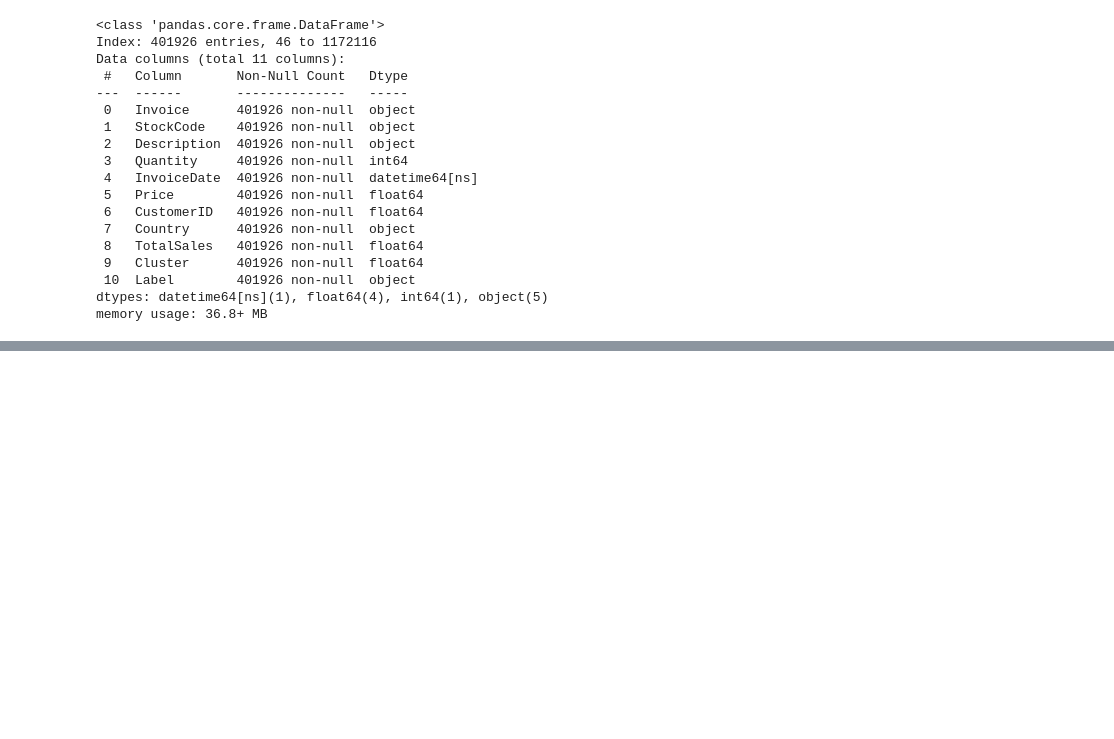
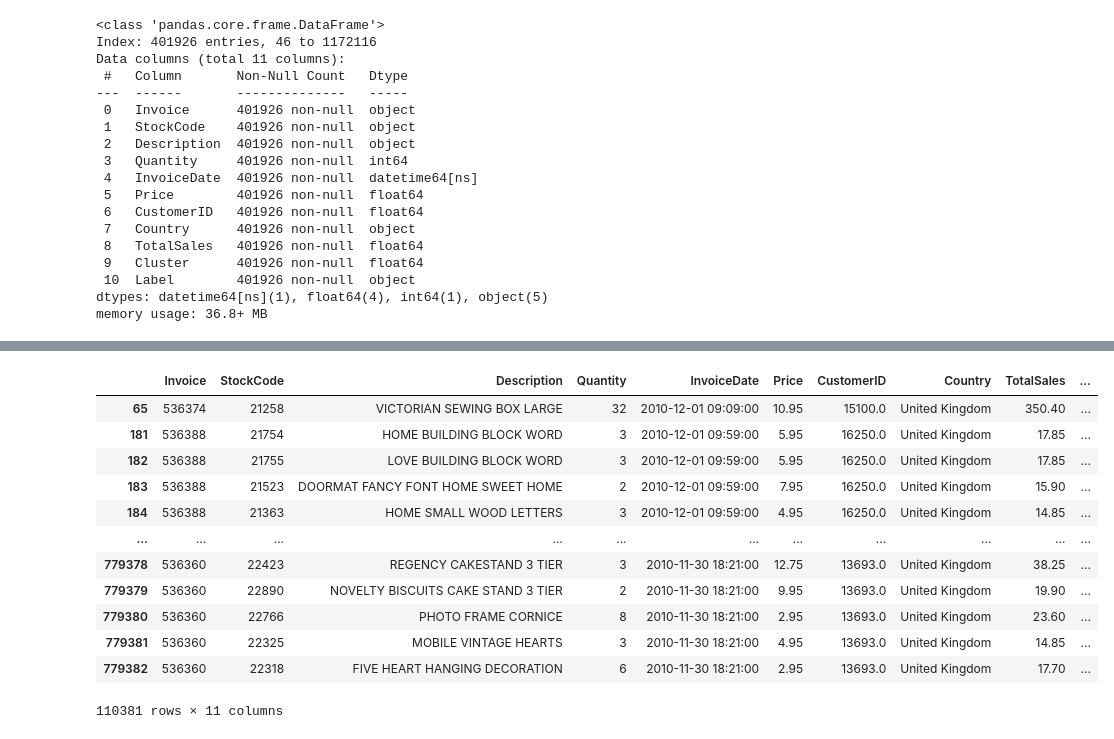
Before and after one commit to ShiftorTheOrca/asah-capstone, a Jupyter notebook: customer_segmentation_capstone.ipynb, the cells around one changed output, grey strips where cells are left out. Cells and saved outputs as stored; diff of their text form; code cells hidden in the pictures; blank space fills up the shorter version.

```diff
--- a/customer_segmentation_capstone.ipynb
+++ b/customer_segmentation_capstone.ipynb
@@ -772,0 +830,16 @@ df_final[df_final['Cluster'] == 0]
+# %%
+df_final[df_final['Cluster'] == 2]
+# %% [output]
+|  | Invoice | StockCode | Description | Quantity | InvoiceDate | Price | CustomerID | Country | TotalSales | ... |
+| 65 | 536374 | 21258 | VICTORIAN SEWING BOX LARGE | 32 | 2010-12-01 09:09:00 | 10.95 | 15100.0 | United Kingdom | 350.40 | ... |
+| 181 | 536388 | 21754 | HOME BUILDING BLOCK WORD | 3 | 2010-12-01 09:59:00 | 5.95 | 16250.0 | United Kingdom | 17.85 | ... |
+| 182 | 536388 | 21755 | LOVE BUILDING BLOCK WORD | 3 | 2010-12-01 09:59:00 | 5.95 | 16250.0 | United Kingdom | 17.85 | ... |
+| 183 | 536388 | 21523 | DOORMAT FANCY FONT HOME SWEET HOME | 2 | 2010-12-01 09:59:00 | 7.95 | 16250.0 | United Kingdom | 15.90 | ... |
+| 184 | 536388 | 21363 | HOME SMALL WOOD LETTERS | 3 | 2010-12-01 09:59:00 | 4.95 | 16250.0 | United Kingdom | 14.85 | ... |
+| ... | ... | ... | ... | ... | ... | ... | ... | ... | ... | ... |
+| 779378 | 536360 | 22423 | REGENCY CAKESTAND 3 TIER | 3 | 2010-11-30 18:21:00 | 12.75 | 13693.0 | United Kingdom | 38.25 | ... |
+| 779379 | 536360 | 22890 | NOVELTY BISCUITS CAKE STAND 3 TIER | 2 | 2010-11-30 18:21:00 | 9.95 | 13693.0 | United Kingdom | 19.90 | ... |
+| 779380 | 536360 | 22766 | PHOTO FRAME CORNICE | 8 | 2010-11-30 18:21:00 | 2.95 | 13693.0 | United Kingdom | 23.60 | ... |
+| 779381 | 536360 | 22325 | MOBILE VINTAGE HEARTS | 3 | 2010-11-30 18:21:00 | 4.95 | 13693.0 | United Kingdom | 14.85 | ... |
+| 779382 | 536360 | 22318 | FIVE HEART HANGING DECORATION | 6 | 2010-11-30 18:21:00 | 2.95 | 13693.0 | United Kingdom | 17.70 | ... |
+110381 rows × 11 columns
```
Also changed, not shown: parts of 41 cells of this notebook.
